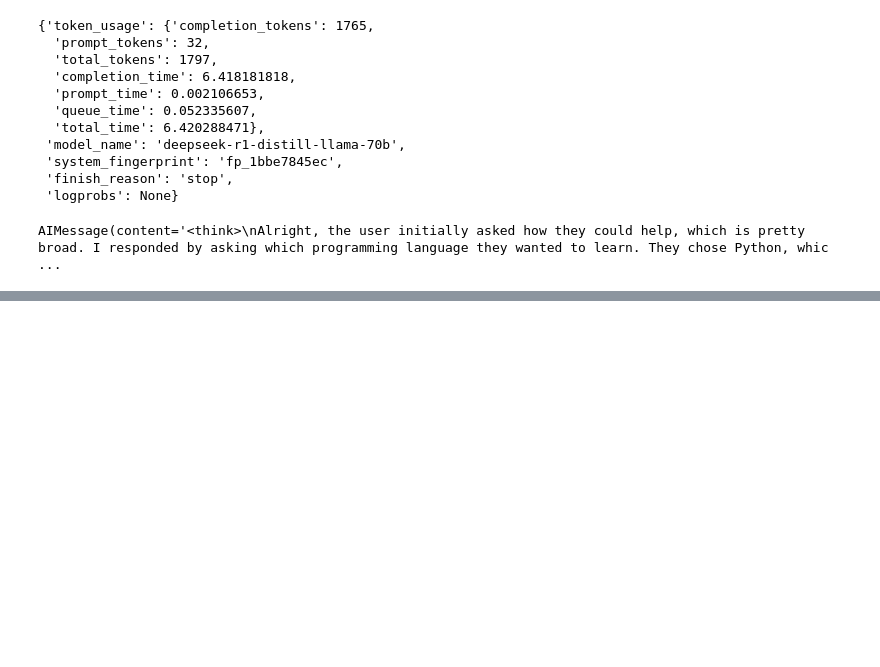
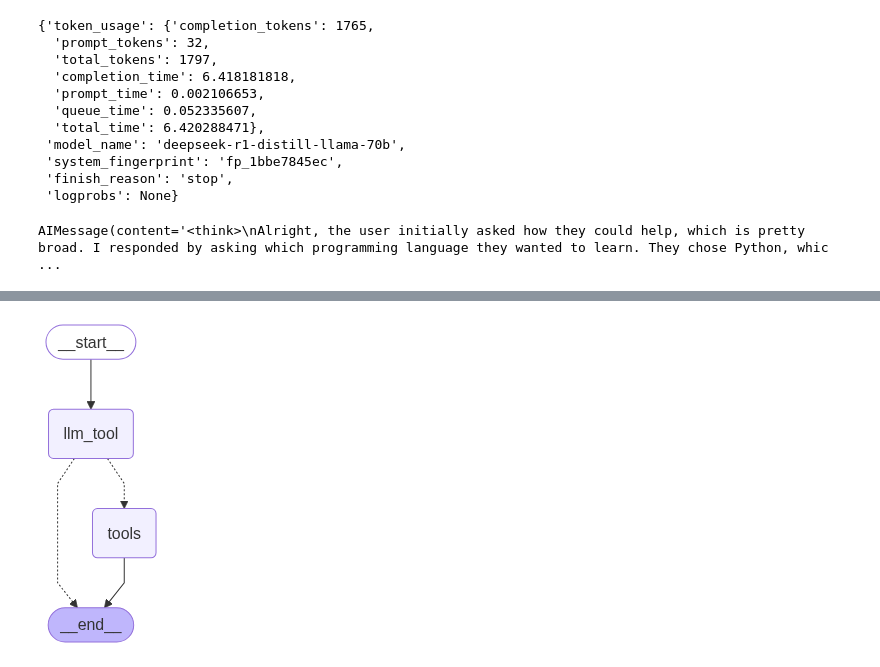
Before and after one commit to Rajesh6601/ai, a Jupyter notebook: message-chaining.ipynb, the cells around one changed output, grey strips where cells are left out. Drawn from its saved outputs; the diff is of its cells as text; code cells hidden in the pictures; blank space fills up the shorter version.

```diff
--- a/message-chaining.ipynb
+++ b/message-chaining.ipynb
@@ -54,0 +139,20 @@ AIMessage(content='<think>\nAlright, the user initially asked how they could hel
+# %%
+tools=[(add)]
+# %%
+from langgraph.prebuilt import ToolNode
+from langgraph.prebuilt import tools_condition
+
+builder=StateGraph(State)
+## Add nodes
+
+builder.add_node("llm_tool", llm_tool)
+builder.add_node("tools", ToolNode(tools))
+builder.add_edge(START, "llm_tool")
+builder.add_conditional_edges("llm_tool", tools_condition)
+builder.add_edge("tools", END)
+
+graph_builder=builder.compile()
+# %%
+display(Image(graph_builder.get_graph().draw_mermaid_png()))
+# %% [output]
+[figure, added]
```
Also changed, not shown: parts of 13 cells of this notebook.
